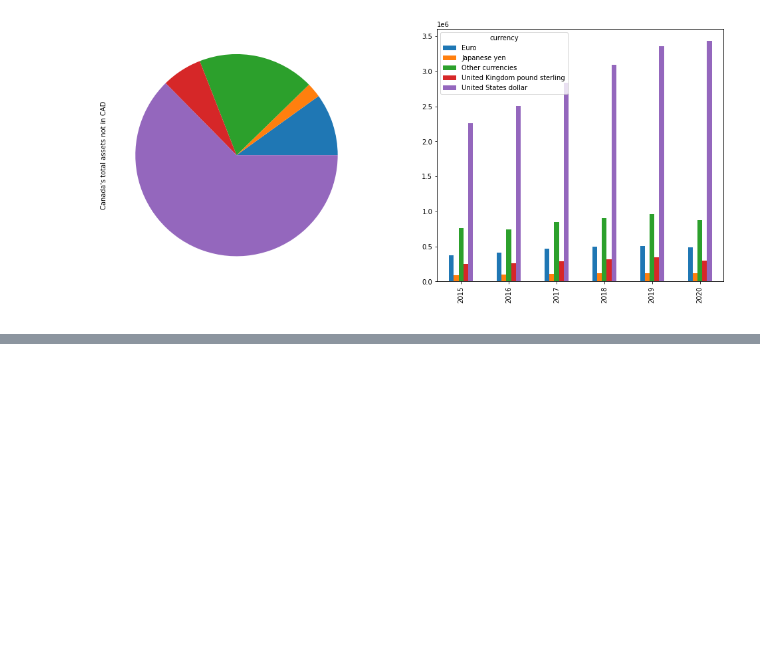
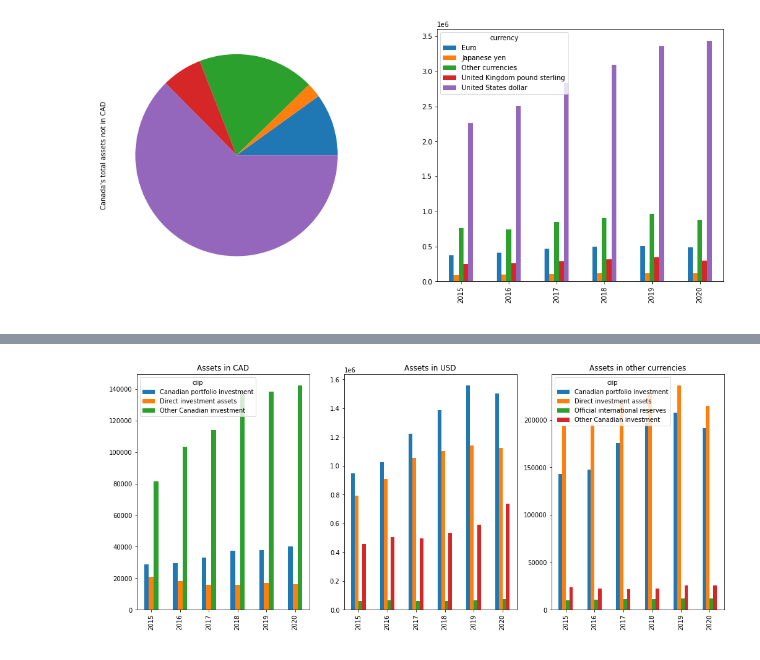
Before and after one commit to pimsmath/Ovintiv, a Jupyter notebook: Mobook_CIIP_2.ipynb, the cells around one changed output, grey strips where cells are left out. Cells and saved outputs as stored; diff of their text form; code cells hidden in the pictures; blank space fills up the shorter version.

```diff
--- a/Mobook_CIIP_2.ipynb
+++ b/Mobook_CIIP_2.ipynb
@@ -280,0 +304,14 @@ labels=None, ylabel="Assets in other currencies", ax=axes[2]);
+# %%
+fig, axes = plt.subplots(nrows=1, ncols=3)
+fig.set_size_inches(17, 7)
+
+cadasset_df.groupby(by=[cadasset_df.index.year, "ciip"]).mean().value.unstack("ciip").plot.bar(ax=axes[0],
+ylabel=" ", xlabel=" ", legend=True, title="Assets in CAD");
+
+usdasset_df.groupby(by=[usdasset_df.index.year, "ciip"]).mean().value.unstack("ciip").plot.bar(ax=axes[1],
+ylabel=" ", xlabel=" ", legend=False, title="Assets in USD");
+
+otherasset_df.groupby(by=[otherasset_df.index.year, "ciip"]).mean().value.unstack("ciip").plot.bar(ax=axes[2],
+ylabel=" ", xlabel=" ", legend=True, title="Assets in other currencies");
+# %% [output]
+[figure, added]
```
Also changed, not shown: parts of 3 cells of this notebook.
